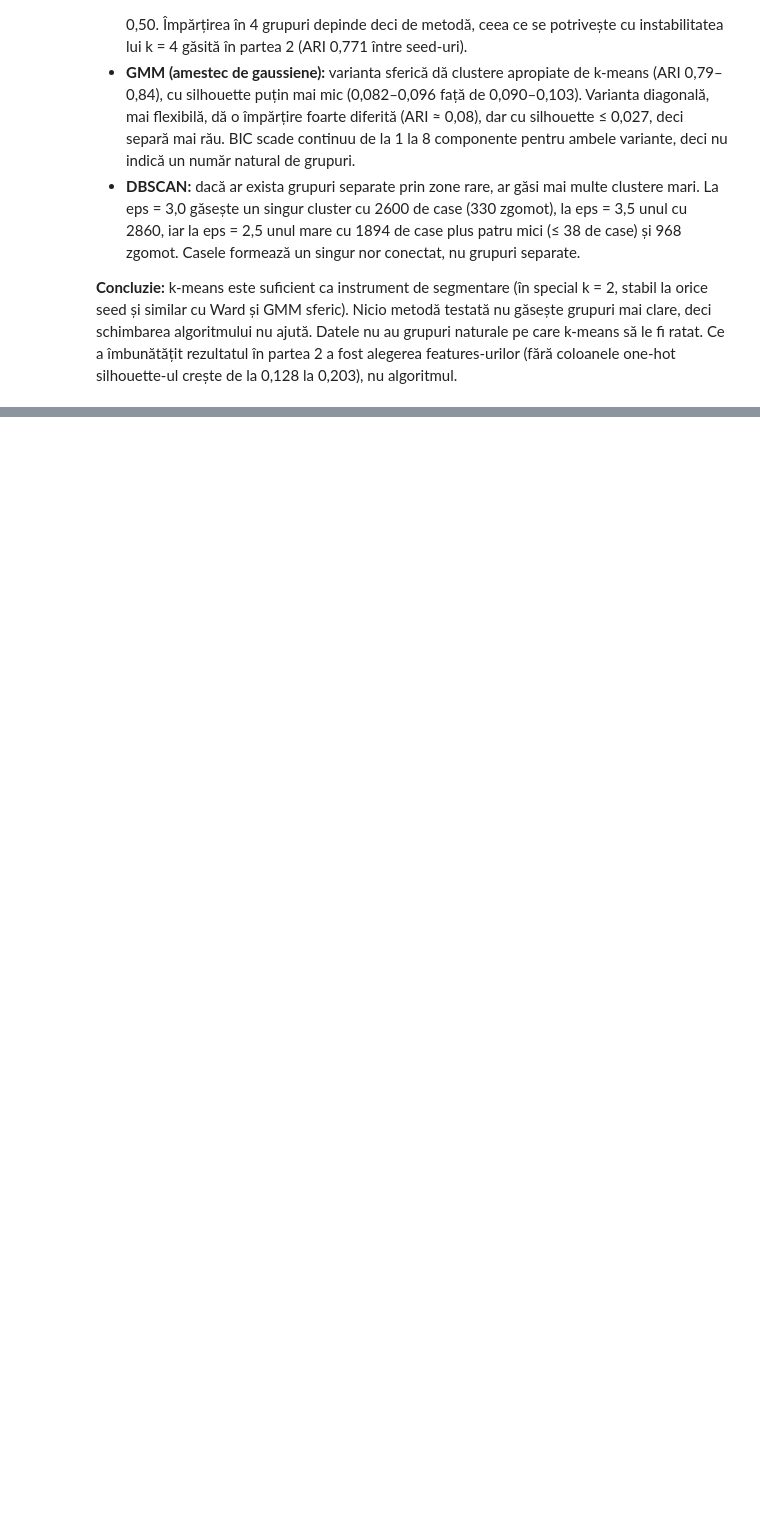
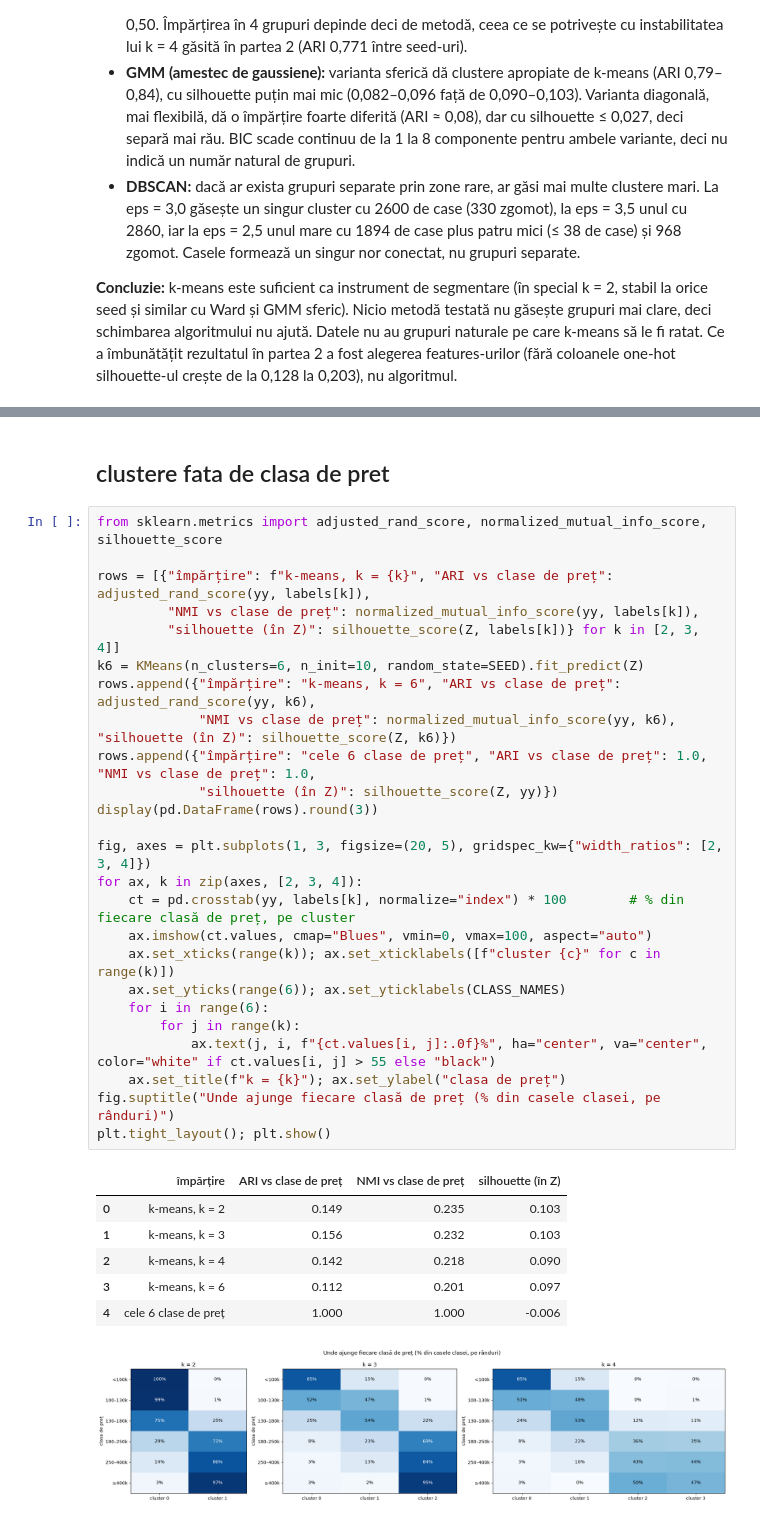
Before and after one commit to viragdiana/ML, a Jupyter notebook: lab3/lab3_stefi.ipynb, the cells around one changed output, grey strips where cells are left out. Cells and saved outputs as stored; diff of their text form; blank space fills up the shorter version.

```diff
--- a/lab3/lab3_stefi.ipynb
+++ b/lab3/lab3_stefi.ipynb
@@ -590,0 +635,35 @@ Am încercat trei alternative pe aceleași 123 de componente, ca să văd dacă
+# %% [markdown]
+## clustere fata de clasa de pret
+# %%
+from sklearn.metrics import adjusted_rand_score, normalized_mutual_info_score, silhouette_score
+
+rows = [{"împărțire": f"k-means, k = {k}", "ARI vs clase de preț": adjusted_rand_score(yy, labels[k]),
+         "NMI vs clase de preț": normalized_mutual_info_score(yy, labels[k]),
+         "silhouette (în Z)": silhouette_score(Z, labels[k])} for k in [2, 3, 4]]
+k6 = KMeans(n_clusters=6, n_init=10, random_state=SEED).fit_predict(Z)
+rows.append({"împărțire": "k-means, k = 6", "ARI vs clase de preț": adjusted_rand_score(yy, k6),
+             "NMI vs clase de preț": normalized_mutual_info_score(yy, k6), "silhouette (în Z)": silhouette_score(Z, k6)})
+rows.append({"împărțire": "cele 6 clase de preț", "ARI vs clase de preț": 1.0, "NMI vs clase de preț": 1.0,
+             "silhouette (în Z)": silhouette_score(Z, yy)})
+display(pd.DataFrame(rows).round(3))
+
+fig, axes = plt.subplots(1, 3, figsize=(20, 5), gridspec_kw={"width_ratios": [2, 3, 4]})
+for ax, k in zip(axes, [2, 3, 4]):
+    ct = pd.crosstab(yy, labels[k], normalize="index") * 100        # % din fiecare clasă de preț, pe cluster
+    ax.imshow(ct.values, cmap="Blues", vmin=0, vmax=100, aspect="auto")
+    ax.set_xticks(range(k)); ax.set_xticklabels([f"cluster {c}" for c in range(k)])
+    ax.set_yticks(range(6)); ax.set_yticklabels(CLASS_NAMES)
+    for i in range(6):
+        for j in range(k):
+            ax.text(j, i, f"{ct.values[i, j]:.0f}%", ha="center", va="center", color="white" if ct.values[i, j] > 55 else "black")
+    ax.set_title(f"k = {k}"); ax.set_ylabel("clasa de preț")
+fig.suptitle("Unde ajunge fiecare clasă de preț (% din casele clasei, pe rânduri)")
+plt.tight_layout(); plt.show()
+# %% [output]
+|  | împărțire | ARI vs clase de preț | NMI vs clase de preț | silhouette (în Z) |
+| 0 | k-means, k = 2 | 0.149 | 0.235 | 0.103 |
+| 1 | k-means, k = 3 | 0.156 | 0.232 | 0.103 |
+| 2 | k-means, k = 4 | 0.142 | 0.218 | 0.090 |
+| 3 | k-means, k = 6 | 0.112 | 0.201 | 0.097 |
+| 4 | cele 6 clase de preț | 1.000 | 1.000 | -0.006 |
+[figure, added]
```
Also changed, not shown: parts of 8 cells of this notebook.
